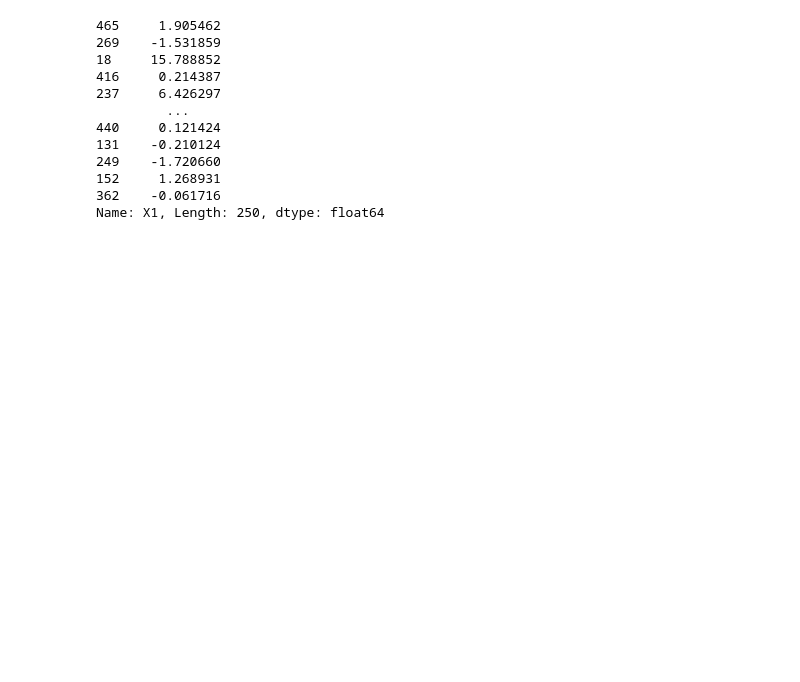
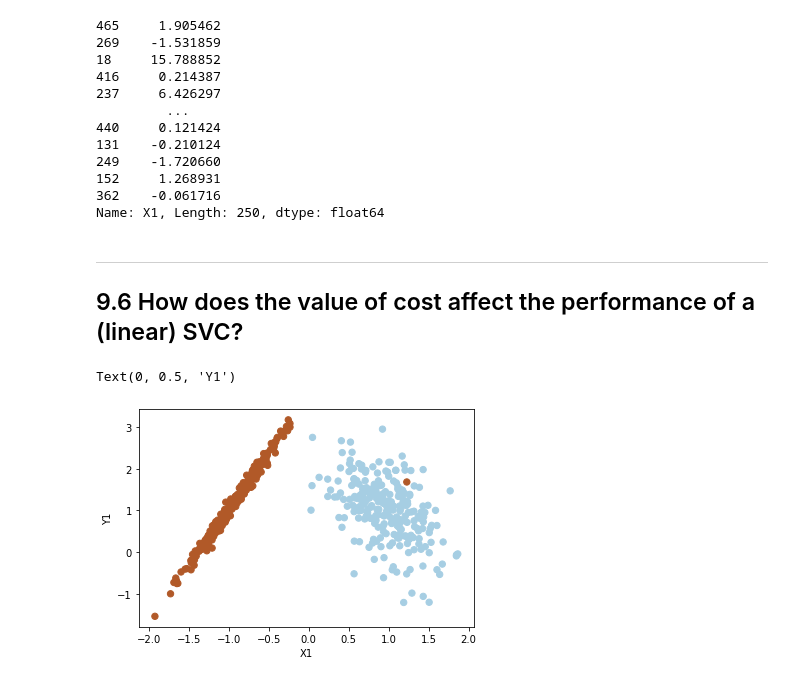
Before and after one commit to Morgan-Sell/islr-labs-exercises-python, a Jupyter notebook: exercises/09_svm_exercise.ipynb, the cells around one changed output. Cells and saved outputs as stored; diff of their text form; code cells hidden in the pictures; blank space fills up the shorter version.

```diff
--- a/exercises/09_svm_exercise.ipynb
+++ b/exercises/09_svm_exercise.ipynb
@@ -177,3 +178,15 @@ X2_train.iloc[:,0]
 152     1.268931
 362    -0.061716
 Name: X1, Length: 250, dtype: float64
+# %% [markdown]
+---
+## 9.6 How does the value of cost affect the performance of a (linear) SVC?
+# %%
+X, y = make_classification(n_samples=500, n_features=2, n_redundant=0, n_informative=2, n_clusters_per_class=1, random_state=3)
+# %%
+plt.scatter(X[:,0], X[:,1], s=40, c=y, cmap=plt.cm.Paired)
+plt.xlabel('X1')
+plt.ylabel('Y1')
+# %% [output]
+Text(0, 0.5, 'Y1')
+[figure, added]
```
Also changed, not shown: parts of 4 cells of this notebook, 1 other file.
